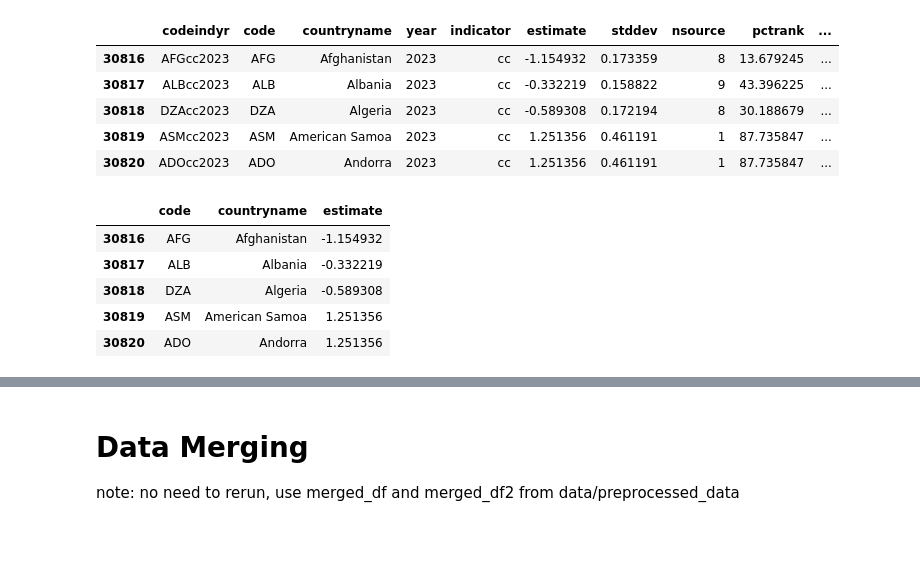
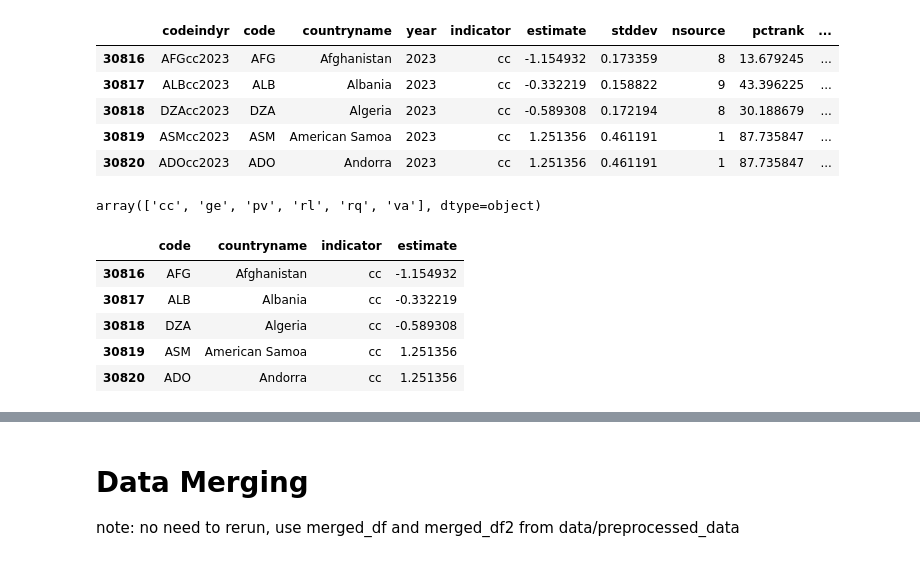
Before and after one commit to jldfernando/MELJS, a Jupyter notebook: notebooks/data cleaning and merging.ipynb, the cells around one changed output, grey strips where cells are left out. Cells and saved outputs as stored; diff of their text form; code cells hidden in the pictures.

```diff
--- a/notebooks/data cleaning and merging.ipynb
+++ b/notebooks/data cleaning and merging.ipynb
@@ -122,13 +122,17 @@ wgi_data.head()
 | 30818 | DZAcc2023 | DZA | Algeria | 2023 | cc | -0.589308 | 0.172194 | 8 | 30.188679 | ... |
 | 30819 | ASMcc2023 | ASM | American Samoa | 2023 | cc | 1.251356 | 0.461191 | 1 | 87.735847 | ... |
 | 30820 | ADOcc2023 | ADO | Andorra | 2023 | cc | 1.251356 | 0.461191 | 1 | 87.735847 | ... |
+# %%
+wgi_data['indicator'].unique()
+# %% [output]
+array(['cc', 'ge', 'pv', 'rl', 'rq', 'va'], dtype=object)
 # %%
-wgi_data = wgi_data[['code','countryname','estimate']]
+wgi_data = wgi_data[['code','countryname','indicator','estimate']]
 wgi_data.head()
 # %% [output]
-|  | code | countryname | estimate |
-| 30816 | AFG | Afghanistan | -1.154932 |
-| 30817 | ALB | Albania | -0.332219 |
-| 30818 | DZA | Algeria | -0.589308 |
-| 30819 | ASM | American Samoa | 1.251356 |
-| 30820 | ADO | Andorra | 1.251356 |
+|  | code | countryname | indicator | estimate |
+| 30816 | AFG | Afghanistan | cc | -1.154932 |
+| 30817 | ALB | Albania | cc | -0.332219 |
+| 30818 | DZA | Algeria | cc | -0.589308 |
+| 30819 | ASM | American Samoa | cc | 1.251356 |
+| 30820 | ADO | Andorra | cc | 1.251356 |
```
Also changed, not shown: parts of 48 cells of this notebook.
